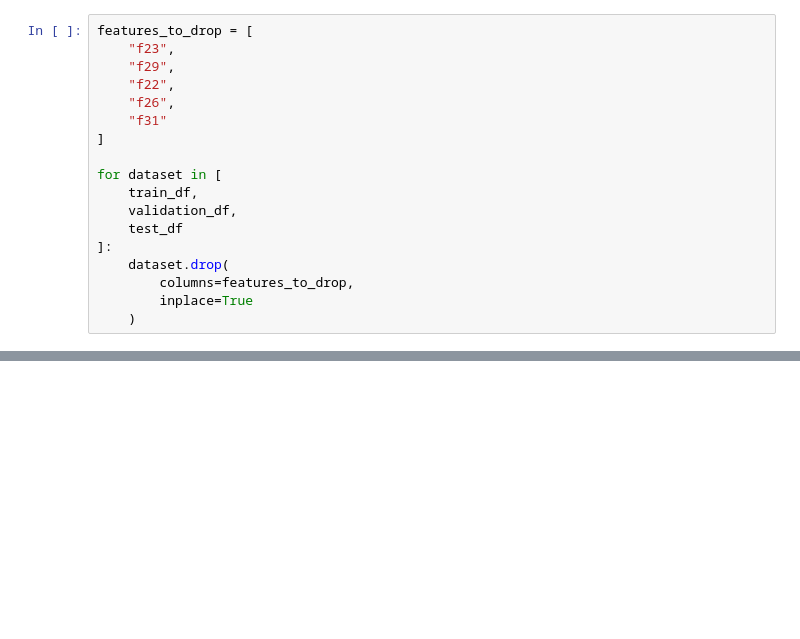
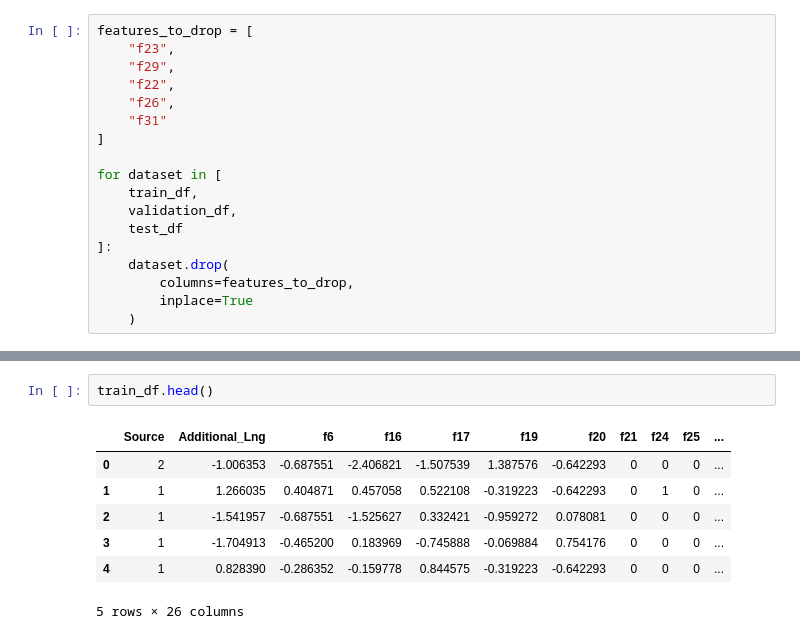
Before and after one commit to SepehrGhorashi/us-accident-severity-prediction, a Jupyter notebook: 03_feature_engineering.ipynb, the cells around one changed output, grey strips where cells are left out. Drawn from its saved outputs; the diff is of its cells as text; blank space fills up the shorter version.

```diff
--- a/03_feature_engineering.ipynb
+++ b/03_feature_engineering.ipynb
@@ -1021,0 +1147,10 @@ for dataset in [
+# %%
+train_df.head()
+# %% [output]
+|  | Source | Additional_Lng | f6 | f16 | f17 | f19 | f20 | f21 | f24 | f25 | ... |
+| 0 | 2 | -1.006353 | -0.687551 | -2.406821 | -1.507539 | 1.387576 | -0.642293 | 0 | 0 | 0 | ... |
+| 1 | 1 | 1.266035 | 0.404871 | 0.457058 | 0.522108 | -0.319223 | -0.642293 | 0 | 1 | 0 | ... |
+| 2 | 1 | -1.541957 | -0.687551 | -1.525627 | 0.332421 | -0.959272 | 0.078081 | 0 | 0 | 0 | ... |
+| 3 | 1 | -1.704913 | -0.465200 | 0.183969 | -0.745888 | -0.069884 | 0.754176 | 0 | 0 | 0 | ... |
+| 4 | 1 | 0.828390 | -0.286352 | -0.159778 | 0.844575 | -0.319223 | -0.642293 | 0 | 0 | 0 | ... |
+5 rows × 26 columns
```
Also changed, not shown: parts of 7 cells of this notebook.
